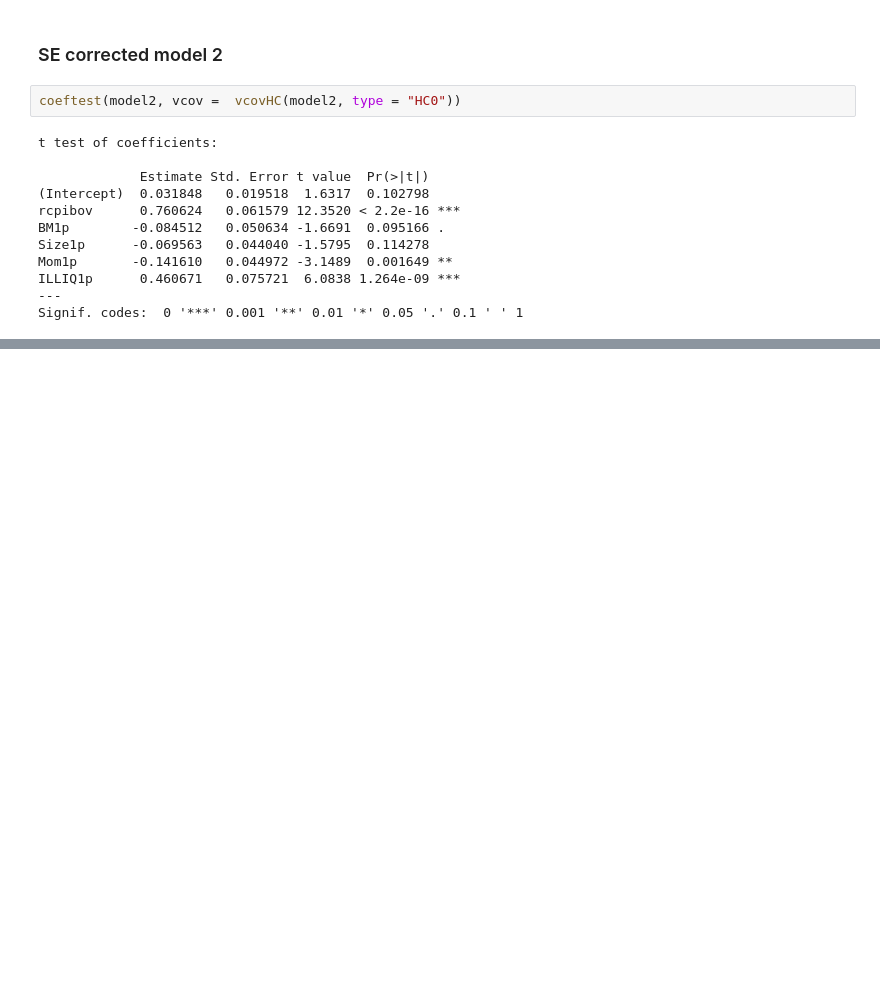
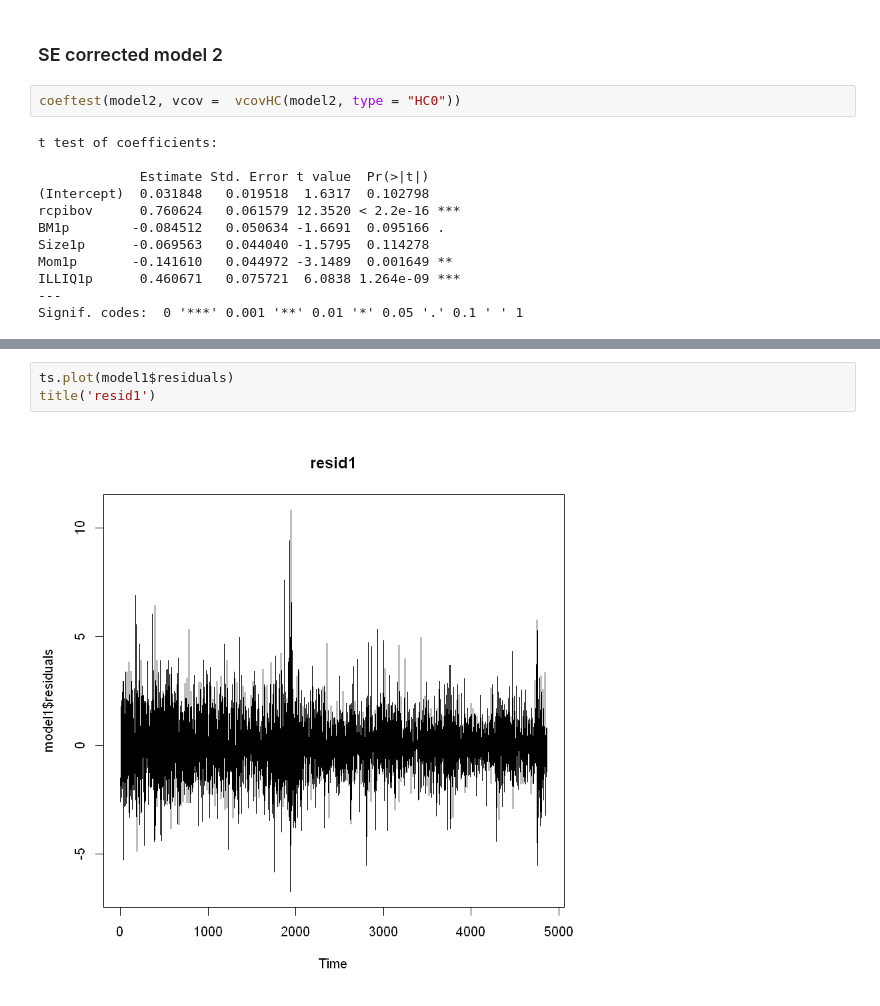
Before and after one commit to dcuoliveira/fgv-financial-econometrics, a Jupyter notebook: src/homoscedasticity_test.ipynb, the cells around one changed output, grey strips where cells are left out. Cells and saved outputs as stored; diff of their text form; blank space fills up the shorter version.

```diff
--- a/src/homoscedasticity_test.ipynb
+++ b/src/homoscedasticity_test.ipynb
@@ -354,0 +385,5 @@ Signif. codes:  0 '***' 0.001 '**' 0.01 '*' 0.05 '.' 0.1 ' ' 1
+# %%
+ts.plot(model1$residuals)
+title('resid1')
+# %% [output]
+[figure, added]
```
Also changed, not shown: parts of 10 cells of this notebook.
